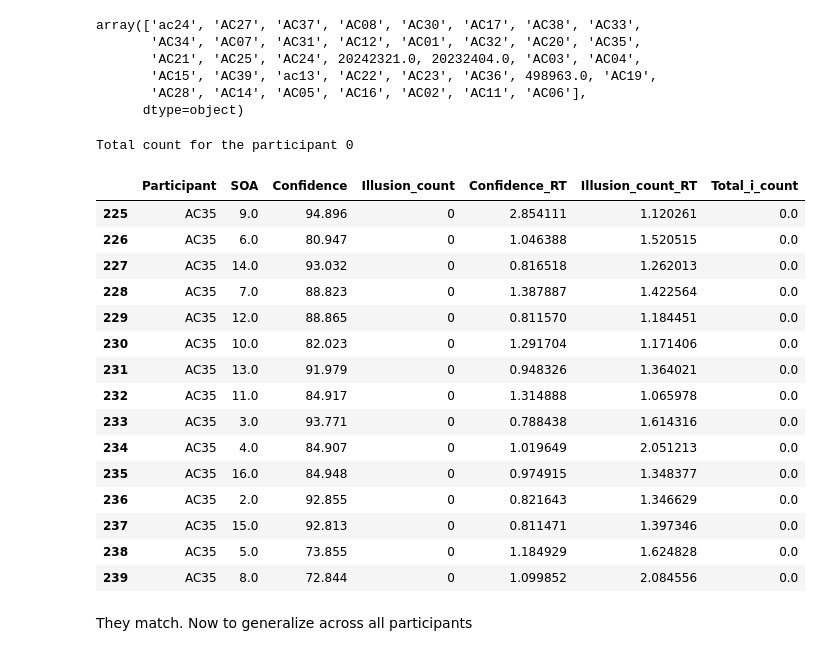
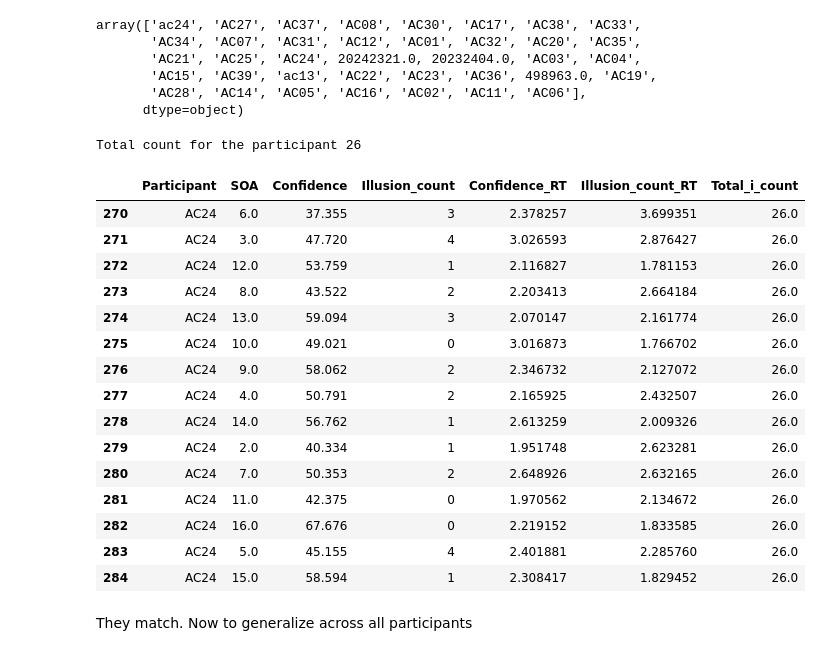
Before and after one commit to camila-maura/GIFTED-DFI, a Jupyter notebook: GIFTED_DFI_Data_Analysis.ipynb, the cells around one changed output. Saved outputs shown, nothing was run; the diff lists cells and outputs as text; code cells hidden in the pictures.

```diff
--- a/GIFTED_DFI_Data_Analysis.ipynb
+++ b/GIFTED_DFI_Data_Analysis.ipynb
@@ -241,31 +215,31 @@ array(['ac24', 'AC27', 'AC37', 'AC08', 'AC30', 'AC17', 'AC38', 'AC33',
 data_dfi["Total_i_count"] = np.nan
 # %%
 # Test for one participant
-code = "AC35" # Select the participant
+code = "AC24" # Select the participant
 total_i_count = data_dfi[data_dfi.Participant == code]["Illusion_count"].sum() # Count number of ilussions across SOAs
 print("Total count for the participant", total_i_count)
 
 data_dfi['Total_i_count'] = data_dfi['Total_i_count'].where(data_dfi['Participant'].ne(code),
                                      total_i_count) # Change Total_i_count column; should match total_i_count variable
 data_dfi[data_dfi.Participant == code]
 # %% [output]
-Total count for the participant 0
+Total count for the participant 26
 |  | Participant | SOA | Confidence | Illusion_count | Confidence_RT | Illusion_count_RT | Total_i_count |
-| 225 | AC35 | 9.0 | 94.896 | 0 | 2.854111 | 1.120261 | 0.0 |
-| 226 | AC35 | 6.0 | 80.947 | 0 | 1.046388 | 1.520515 | 0.0 |
-| 227 | AC35 | 14.0 | 93.032 | 0 | 0.816518 | 1.262013 | 0.0 |
-| 228 | AC35 | 7.0 | 88.823 | 0 | 1.387887 | 1.422564 | 0.0 |
-| 229 | AC35 | 12.0 | 88.865 | 0 | 0.811570 | 1.184451 | 0.0 |
-| 230 | AC35 | 10.0 | 82.023 | 0 | 1.291704 | 1.171406 | 0.0 |
-| 231 | AC35 | 13.0 | 91.979 | 0 | 0.948326 | 1.364021 | 0.0 |
-| 232 | AC35 | 11.0 | 84.917 | 0 | 1.314888 | 1.065978 | 0.0 |
-| 233 | AC35 | 3.0 | 93.771 | 0 | 0.788438 | 1.614316 | 0.0 |
-| 234 | AC35 | 4.0 | 84.907 | 0 | 1.019649 | 2.051213 | 0.0 |
-| 235 | AC35 | 16.0 | 84.948 | 0 | 0.974915 | 1.348377 | 0.0 |
-| 236 | AC35 | 2.0 | 92.855 | 0 | 0.821643 | 1.346629 | 0.0 |
-| 237 | AC35 | 15.0 | 92.813 | 0 | 0.811471 | 1.397346 | 0.0 |
-| 238 | AC35 | 5.0 | 73.855 | 0 | 1.184929 | 1.624828 | 0.0 |
-| 239 | AC35 | 8.0 | 72.844 | 0 | 1.099852 | 2.084556 | 0.0 |
+| 270 | AC24 | 6.0 | 37.355 | 3 | 2.378257 | 3.699351 | 26.0 |
+| 271 | AC24 | 3.0 | 47.720 | 4 | 3.026593 | 2.876427 | 26.0 |
+| 272 | AC24 | 12.0 | 53.759 | 1 | 2.116827 | 1.781153 | 26.0 |
+| 273 | AC24 | 8.0 | 43.522 | 2 | 2.203413 | 2.664184 | 26.0 |
+| 274 | AC24 | 13.0 | 59.094 | 3 | 2.070147 | 2.161774 | 26.0 |
+| 275 | AC24 | 10.0 | 49.021 | 0 | 3.016873 | 1.766702 | 26.0 |
+| 276 | AC24 | 9.0 | 58.062 | 2 | 2.346732 | 2.127072 | 26.0 |
+| 277 | AC24 | 4.0 | 50.791 | 2 | 2.165925 | 2.432507 | 26.0 |
+| 278 | AC24 | 14.0 | 56.762 | 1 | 2.613259 | 2.009326 | 26.0 |
+| 279 | AC24 | 2.0 | 40.334 | 1 | 1.951748 | 2.623281 | 26.0 |
+| 280 | AC24 | 7.0 | 50.353 | 2 | 2.648926 | 2.632165 | 26.0 |
+| 281 | AC24 | 11.0 | 42.375 | 0 | 1.970562 | 2.134672 | 26.0 |
+| 282 | AC24 | 16.0 | 67.676 | 0 | 2.219152 | 1.833585 | 26.0 |
+| 283 | AC24 | 5.0 | 45.155 | 4 | 2.401881 | 2.285760 | 26.0 |
+| 284 | AC24 | 15.0 | 58.594 | 1 | 2.308417 | 1.829452 | 26.0 |
 # %% [markdown]
 They match. Now to generalize across all participants
 # %%
```
Also changed, not shown: parts of 24 cells of this notebook.
